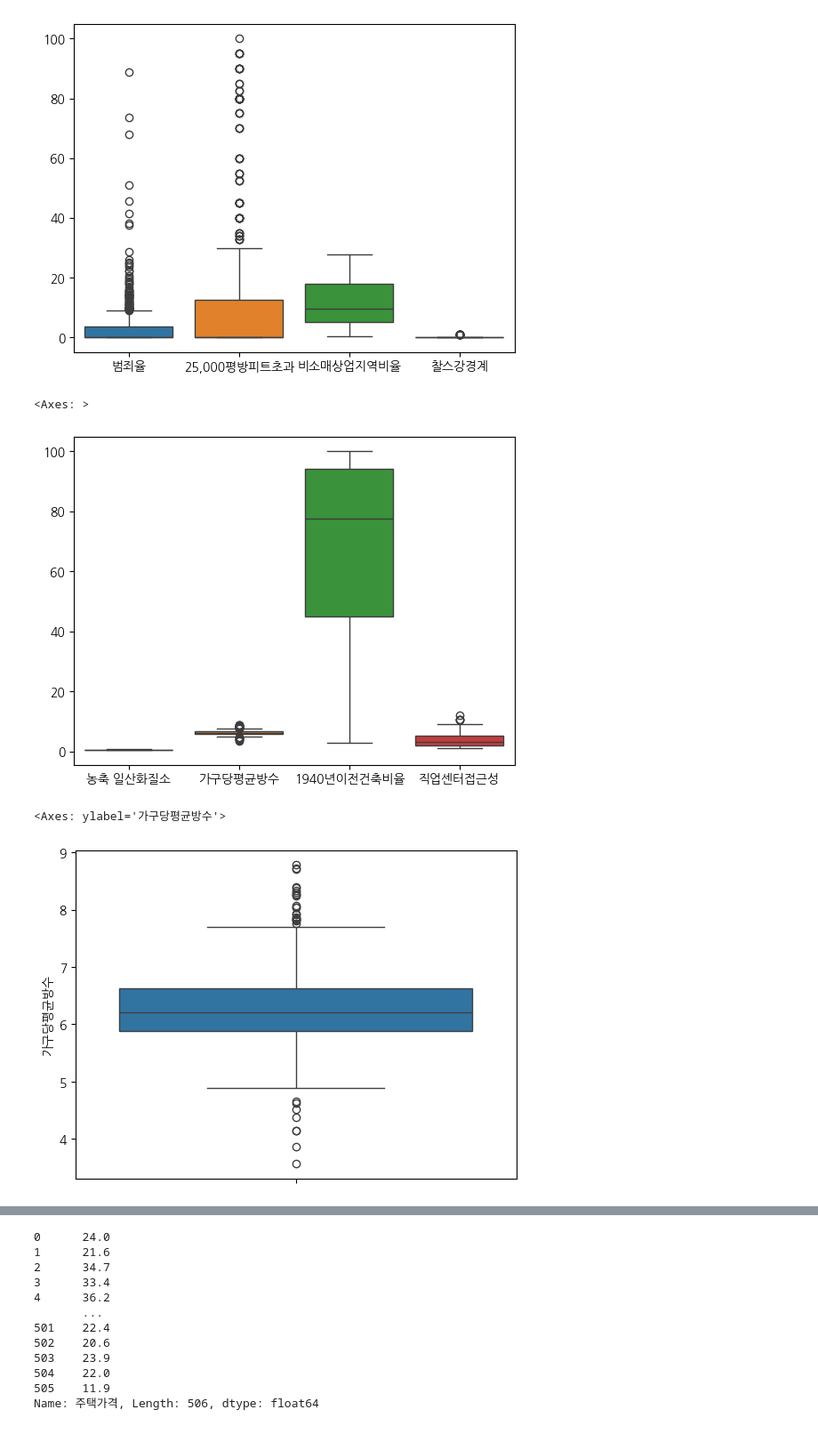
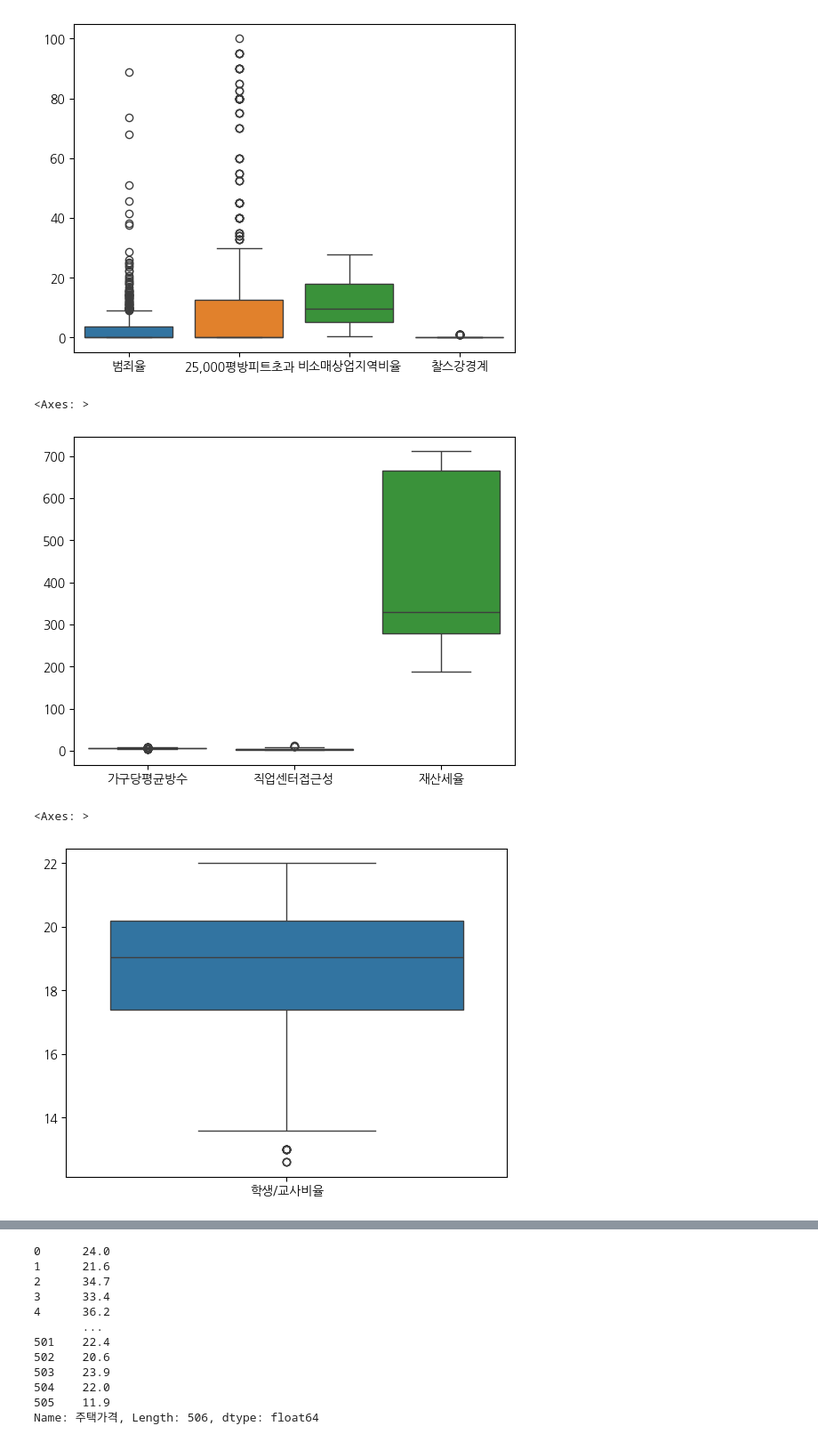
Before and after one commit to eunso03/fintech, a Jupyter notebook: 05machine_learning/17지도학습_회귀분석_최적회귀_정규화_tree회귀.ipynb, the cells around one changed output, grey strips where cells are left out. Shown at 89% size. Saved outputs shown, nothing was run; the diff lists cells and outputs as text; code cells hidden in the pictures.

```diff
--- a/05machine_learning/17지도학습_회귀분석_최적회귀_정규화_tree회귀.ipynb
+++ b/05machine_learning/17지도학습_회귀분석_최적회귀_정규화_tree회귀.ipynb
@@ -82,13 +82,12 @@ sns.boxplot(data[['범죄율', '25,000평방피트초과', '비소매상업지
 <Axes: >
 [figure]
 # %%
-sns.boxplot(data[['농축 일산화질소', '가구당평균방수',
-       '1940년이전건축비율', '직업센터접근성']])
+sns.boxplot(data[['가구당평균방수', '직업센터접근성', '재산세율']])
 # %% [output]
 <Axes: >
-[figure, old version]
+[figure, new version]
 # %%
-sns.boxplot(data['가구당평균방수'])
+sns.boxplot(data[['학생/교사비율']])
 # %% [output]
-<Axes: ylabel='가구당평균방수'>
+<Axes: >
-[figure, old version]
+[figure, new version]
```
Also changed, not shown: parts of 20 cells of this notebook, 2 other files.
